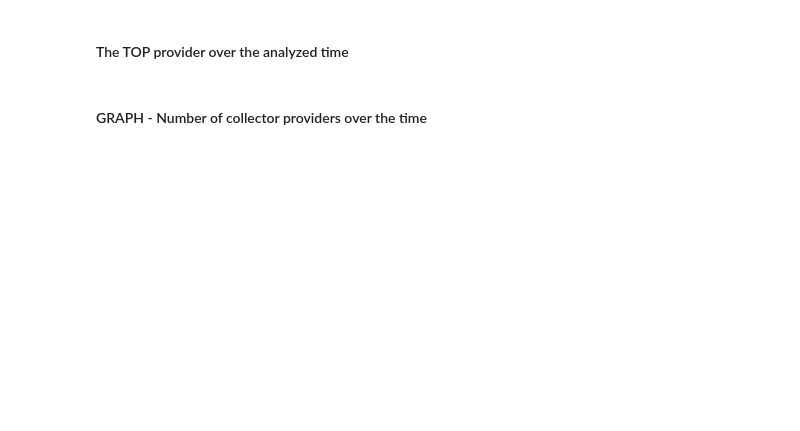
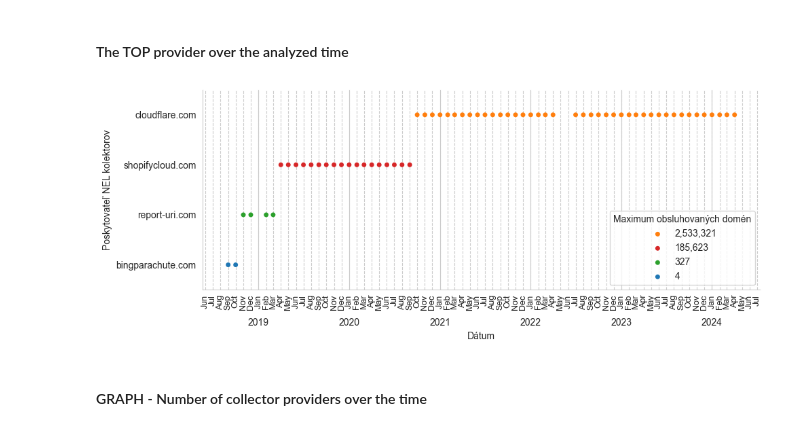
Before and after one commit to JurikMatej/IBP-NEL-Analysis-Scripts, a Jupyter notebook: results/httparchive_nel_collector_provider_usage.ipynb, the cells around one changed output. Saved outputs shown, nothing was run; the diff lists cells and outputs as text; code cells hidden in the pictures; blank space fills up the shorter version.

```diff
--- a/results/httparchive_nel_collector_provider_usage.ipynb
+++ b/results/httparchive_nel_collector_provider_usage.ipynb
@@ -101,36 +175,41 @@ to_plot = to_plot[to_plot.index == 0]
 
 to_plot['date_fmt'] = to_plot['date'].map(lambda date: pd.to_datetime(date))
 to_plot['providers'] = to_plot['providers'].astype('category')
 
+
+max_employment = to_plot.groupby(['providers'], observed=True).agg(max=('total_occurrences', 'max'))
+max_employment.sort_values(by='max', ascending=False, inplace=True)
+
 sns.set_style('whitegrid')
-g = sns.catplot(to_plot, x='date_fmt', y='providers', hue='providers', kind="swarm", height=4, aspect=2.5)
+g = sns.catplot(to_plot, x='date_fmt', y='providers', hue='providers', kind="strip", jitter=False, order=max_employment.index, height=4, aspect=2.5)
 # g.fig.suptitle('Najvyužívanješí poskytovatelia NEL kolektorov za skúmané obdobie', fontweight='bold')
 ax = g.axes[0][0]
 
 # sns.barplot(to_plot, x='date_fmt', y='total_occurrences', ax=ax, hue='providers')
 
 ax.xaxis.remove_overlapping_locs = False
 
 years = mdates.YearLocator()
 ax.xaxis.set_major_locator(years)
 ax.xaxis.set_major_formatter(mdates.DateFormatter("\n\n%Y"))
 
 months = mdates.MonthLocator(interval=1)
 months_fmt = mdates.DateFormatter('%b')
 ax.xaxis.set_minor_locator(months)
 ax.xaxis.set_minor_formatter(months_fmt)
 
 ax.tick_params(axis='x', which="minor", rotation=90, labelsize=9)
 
 plt.grid(True, which='minor', linestyle='--',)
 
-max_employment = to_plot.groupby(['providers'], observed=True).agg(max=('total_occurrences', 'max')).values
-ax.legend(list(map(lambda val: '{:,.0f}'.format(val[0]), max_employment)), title='Maximum obsluhovaných domén', loc="lower right")
+ax.legend(list(map(lambda val: '{:,.0f}'.format(val[0]), max_employment.values)), title='Maximum obsluhovaných domén', loc="lower right")
 
 ax.set(xlabel='Dátum', ylabel='Poskytovateľ NEL kolektorov')
 
 plt.tight_layout()
 plt.savefig('graphs/httparchive_nel_collector_provider_top_1_over_time.pdf')
+# %% [output]
+[figure, added]
 # %% [markdown]
 #### GRAPH - Number of collector providers over the time
 # %%
```
Also changed, not shown: parts of 10 cells of this notebook, 16 other files.
